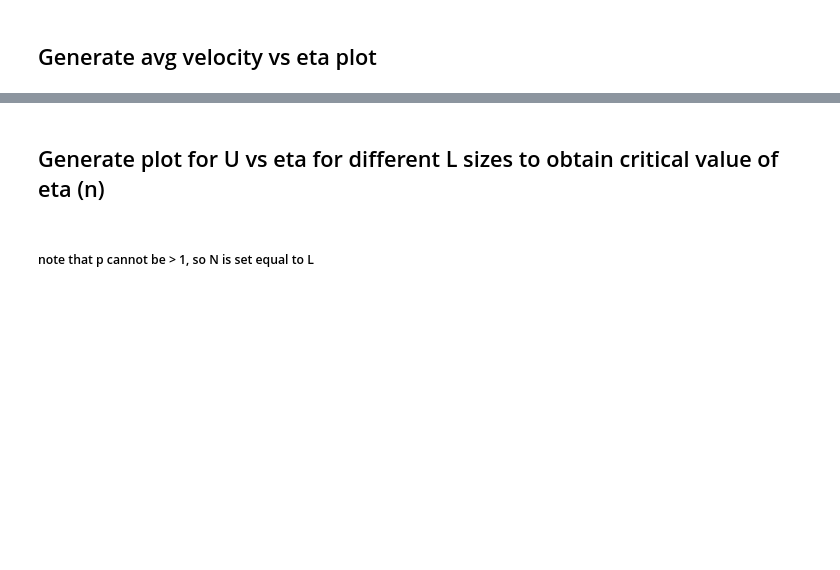
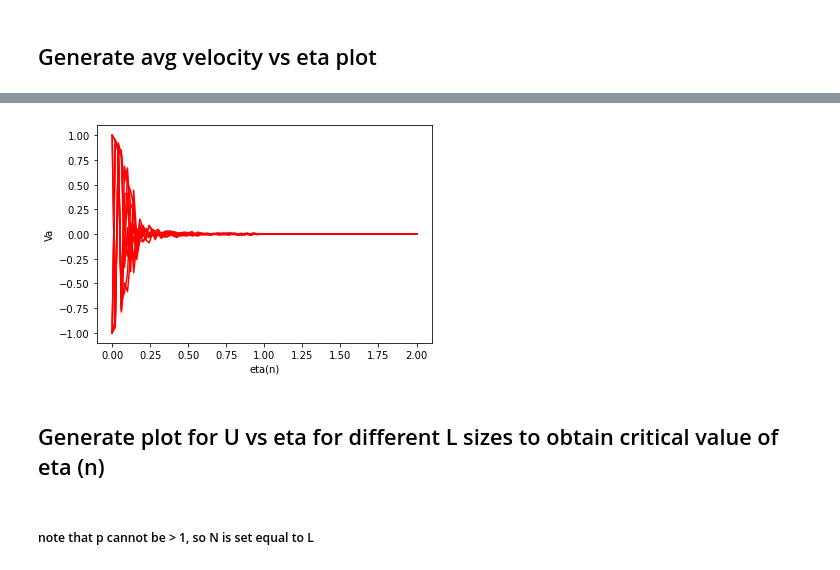
Before and after one commit to wiebetimmers/CSS-ParticleFlocking, a Jupyter notebook: 1D_viscek_automata_density.ipynb, the cells around one changed output, grey strips where cells are left out. Cells and saved outputs as stored; diff of their text form; code cells hidden in the pictures; blank space fills up the shorter version.

```diff
--- a/1D_viscek_automata_density.ipynb
+++ b/1D_viscek_automata_density.ipynb
@@ -312,0 +337,31 @@ plt.show()
+# %%
+N = 100
+L = 100
+its = 1000
+eta_range = np.linspace(2.0, 0, 100)
+end_average_velocity = []
+n_sims = 10
+
+rounds = 0
+for sim in range(n_sims):
+    end_avg = []
+    for eta in eta_range:
+        p = (N/L)
+        x = generate2(L, its, eta, p)
+        avg_velocity = []
+        for gen in x:
+            velocities = []
+            #print(gen)
+            for vel in gen:  # only count the non-zero velocities
+                if vel == []:
+                    continue
+                if vel != 0:
+                    for v in vel:
+                        velocities.append(int(v)) # old: velocities.append(int(vel[0]))
+            avg_velocity.append(sum(velocities)/len(velocities))
+        u = np.unique(avg_velocity[-10:])
+        eta = eta*np.ones(len(u))
+        end_avg.append(np.mean(avg_velocity[-100:]))
+        rounds += 1
+    end_average_velocity.append(end_avg)
+    print("Percentage done:", (sim/n_sims*100), '%')
@@ -313,3 +379,12 @@ plt.show()
+# %%
+for i in end_average_velocity:
+    plt.plot(eta_range, i, c='r')
+    plt.xlabel('eta(n)')
+    #plt.xticks((0.0002, 0.02, 0.02))
+    plt.ylabel('Va')
+plt.show()
+# %% [output]
+[figure, added]
 # %% [markdown]
 ## Generate plot for U vs eta for different L sizes to obtain critical value of eta (n)
 # %% [markdown]
```
Also changed, not shown: parts of 10 cells of this notebook.
